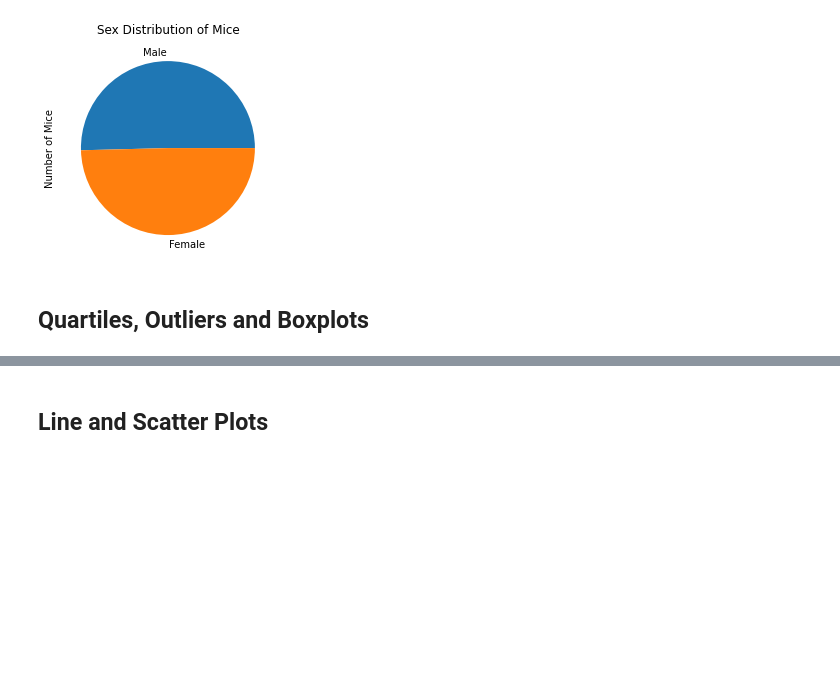
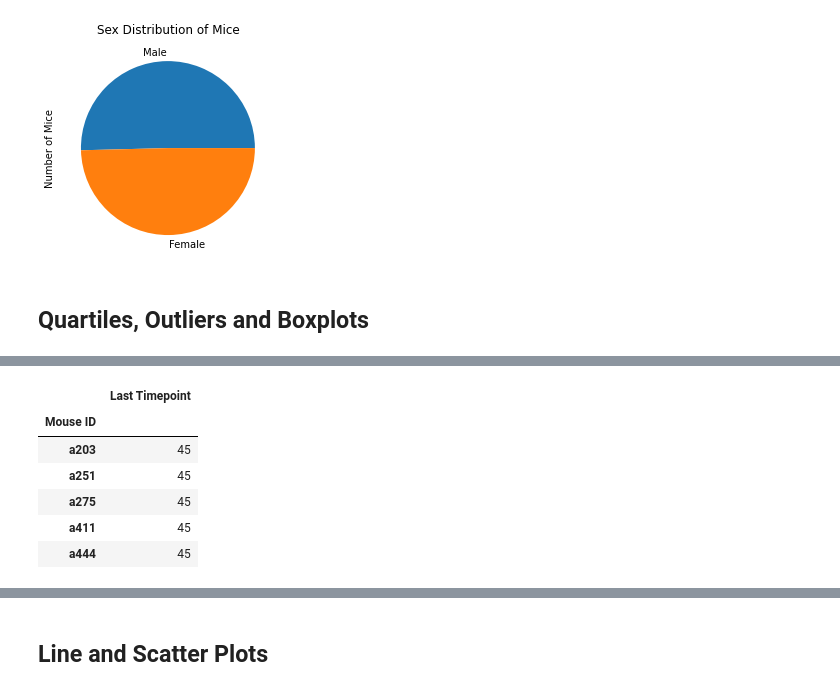
Before and after one commit to leah-handel/Cancer-Treatment-Analysis, a Jupyter notebook: pymaceuticals_starter.ipynb, the cells around one changed output, grey strips where cells are left out. Cells and saved outputs as stored; diff of their text form; code cells hidden in the pictures; blank space fills up the shorter version.

```diff
--- a/pymaceuticals_starter.ipynb
+++ b/pymaceuticals_starter.ipynb
@@ -247 +276,12 @@ Text(0, 0.5, 'Number of Mice')
+# %%
+last_measurement_promising = last_measurement_promising.rename(columns={"Timepoint": "Last Timepoint"})
+last_measurement_promising.head()
+# %% [output]
+|  | Last Timepoint |
+| Mouse ID |  |
+| a203 | 45 |
+| a251 | 45 |
+| a275 | 45 |
+| a411 | 45 |
+| a444 | 45 |
 # %%
```
Also changed, not shown: parts of 7 cells of this notebook.
